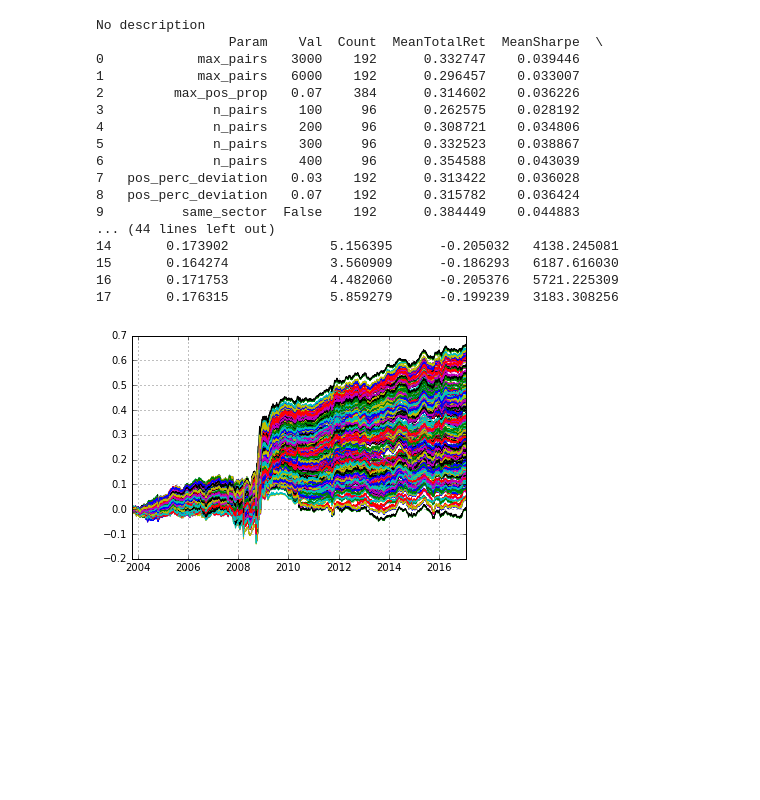
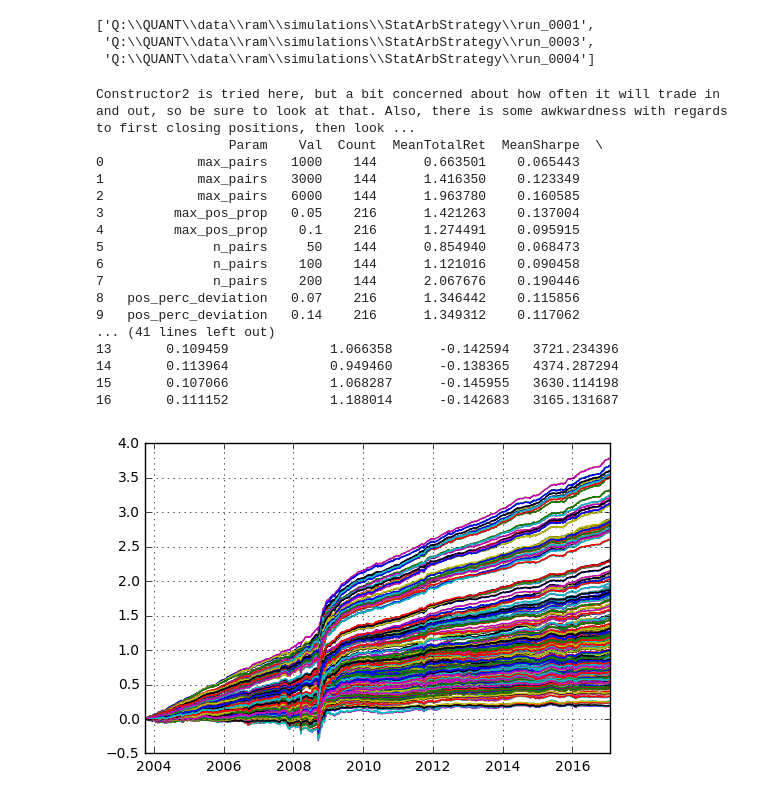
Before and after one commit to ryanoley/ram, a Jupyter notebook: examples/ParameterAnalysis.ipynb, the cells around one changed output. Saved outputs shown, nothing was run; the diff lists cells and outputs as text; code cells hidden in the pictures; blank space fills up the shorter version.

```diff
--- a/examples/ParameterAnalysis.ipynb
+++ b/examples/ParameterAnalysis.ipynb
@@ -2,26 +2,33 @@
 import ram.analysis.api as api
 # %%
 # Get all "runs"
-ddir = '/Users/mitchellsuter/Desktop/StatArbStrategy'
+import os
+ddir = os.path.join(os.getenv('DATA'), 'ram', 'simulations', 'StatArbStrategy')
 runs = api.get_run_directories(ddir)
+# %%
+runs
+# %% [output]
+['Q:\\QUANT\\data\\ram\\simulations\\StatArbStrategy\\run_0001',
+ 'Q:\\QUANT\\data\\ram\\simulations\\StatArbStrategy\\run_0003',
+ 'Q:\\QUANT\\data\\ram\\simulations\\StatArbStrategy\\run_0004']
 # %%
-api.analyze_run(runs[1])
+api.analyze_run(runs[2])
 # %% [output]
-No description
+Constructor2 is tried here, but a bit concerned about how often it will trade in and out, so be sure to look at that. Also, there is some awkwardness with regards to first closing positions, then look ...
                  Param    Val  Count  MeanTotalRet  MeanSharpe  \
-0            max_pairs   3000    192      0.332747    0.039446
-1            max_pairs   6000    192      0.296457    0.033007
-2         max_pos_prop   0.07    384      0.314602    0.036226
-3              n_pairs    100     96      0.262575    0.028192
-4              n_pairs    200     96      0.308721    0.034806
-5              n_pairs    300     96      0.332523    0.038867
-6              n_pairs    400     96      0.354588    0.043039
-7   pos_perc_deviation   0.03    192      0.313422    0.036028
-8   pos_perc_deviation   0.07    192      0.315782    0.036424
-9          same_sector  False    192      0.384449    0.044883
-... (44 lines left out)
-14       0.173902             5.156395      -0.205032   4138.245081
-15       0.164274             3.560909      -0.186293   6187.616030
-16       0.171753             4.482060      -0.205376   5721.225309
-17       0.176315             5.859279      -0.199239   3183.308256
+0            max_pairs   1000    144      0.663501    0.065443
+1            max_pairs   3000    144      1.416350    0.123349
+2            max_pairs   6000    144      1.963780    0.160585
+3         max_pos_prop   0.05    216      1.421263    0.137004
+4         max_pos_prop    0.1    216      1.274491    0.095915
+5              n_pairs     50    144      0.854940    0.068473
+6              n_pairs    100    144      1.121016    0.090458
+7              n_pairs    200    144      2.067676    0.190446
+8   pos_perc_deviation   0.07    216      1.346442    0.115856
+9   pos_perc_deviation   0.14    216      1.349312    0.117062
+... (41 lines left out)
+13       0.109459             1.066358      -0.142594   3721.234396
+14       0.113964             0.949460      -0.138365   4374.287294
+15       0.107066             1.068287      -0.145955   3630.114198
+16       0.111152             1.188014      -0.142683   3165.131687
-[figure, old version]
+[figure, new version]
```
Also changed, not shown: 3 other files.
